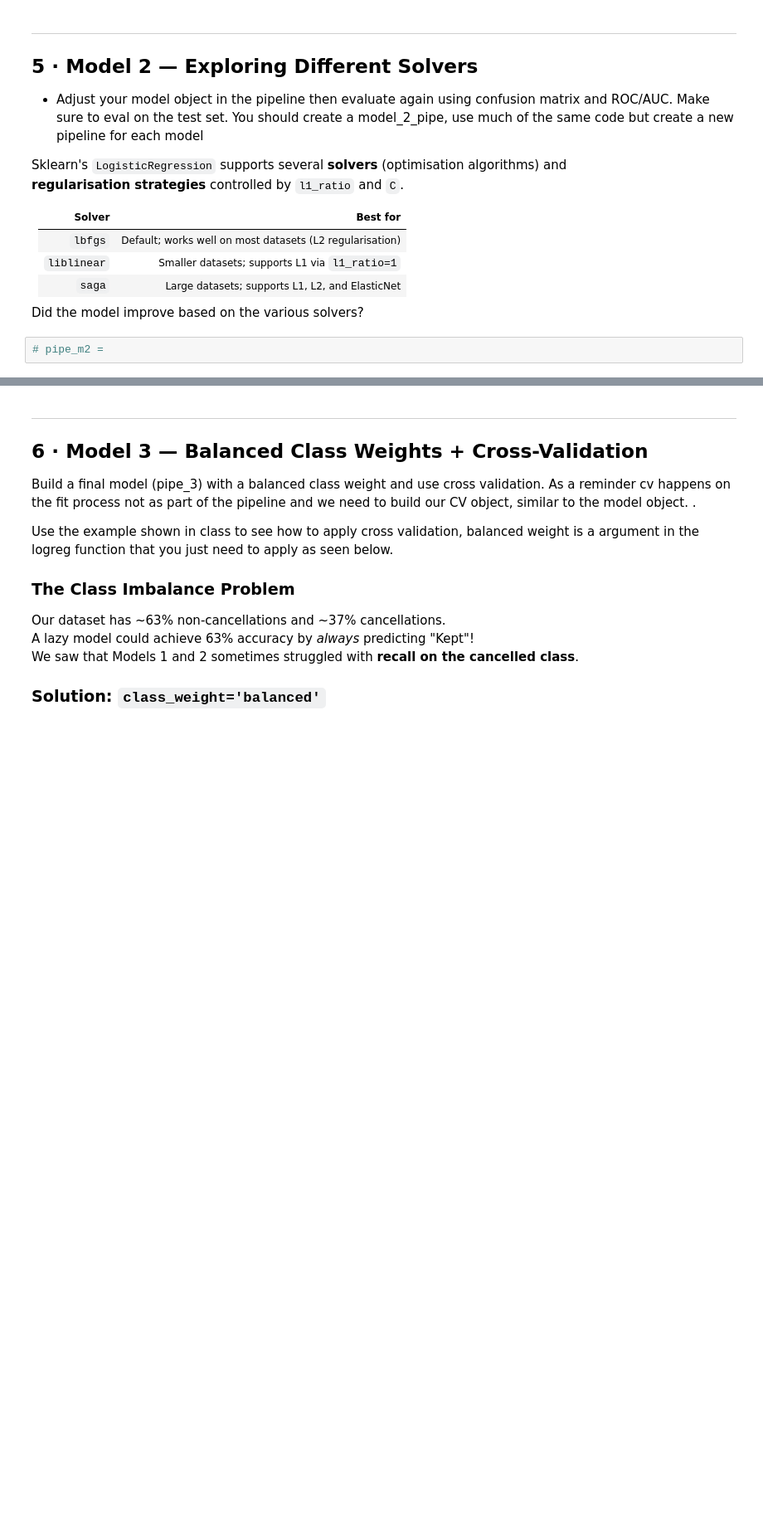
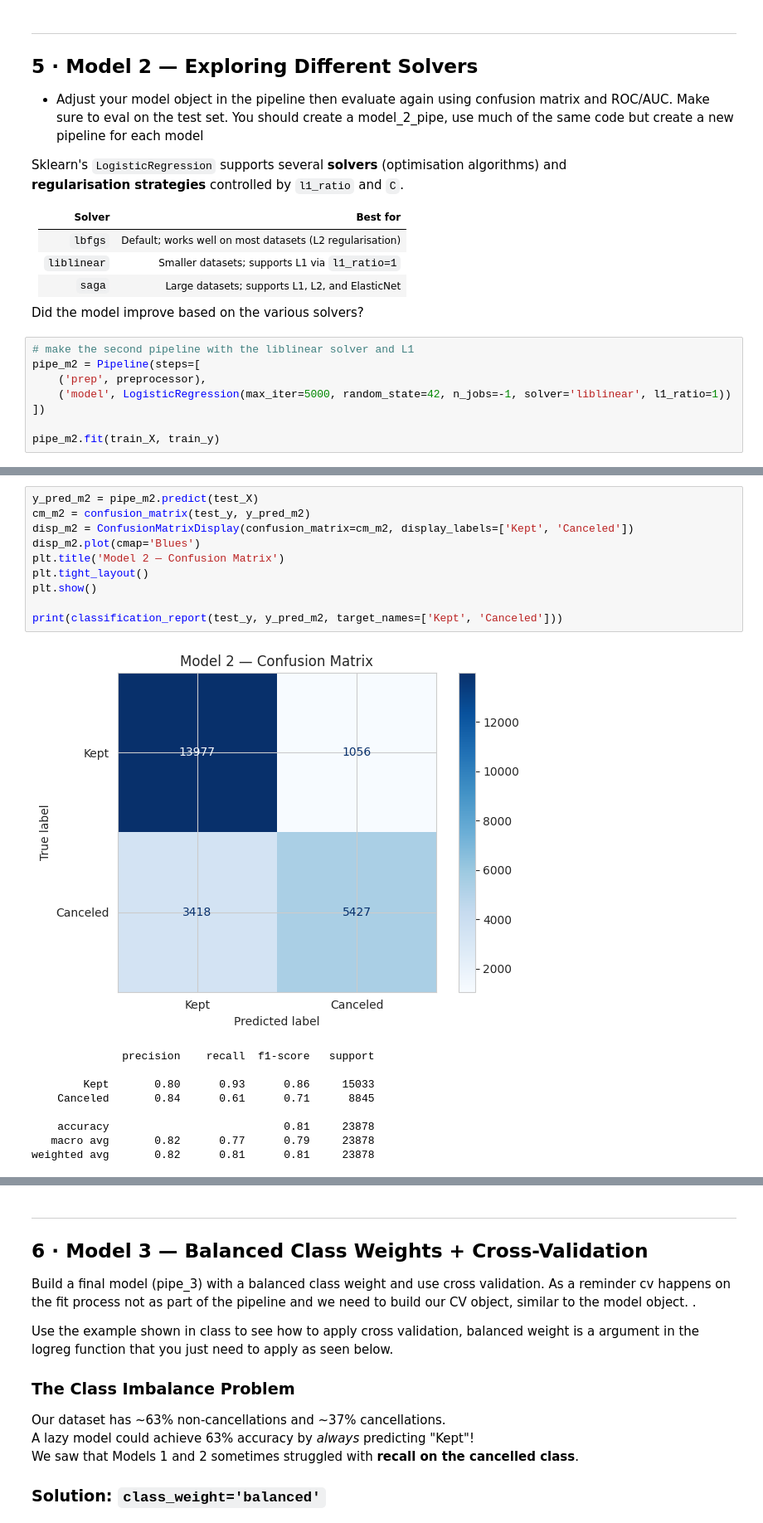
Before and after one commit to maya-clifford/logistic-regression, a Jupyter notebook: hotel_cancellation_lab.ipynb, the cells around one changed output, grey strips where cells are left out. Shown at 83% size. Saved outputs shown, nothing was run; the diff lists cells and outputs as text; blank space fills up the shorter version.

```diff
--- a/hotel_cancellation_lab.ipynb
+++ b/hotel_cancellation_lab.ipynb
@@ -304,4 +304,10 @@ Sklearn's `LogisticRegression` supports several **solvers** (optimisation algori
 
 Did the model improve based on the various solvers?
 # %%
-# pipe_m2 =
+# make the second pipeline with the liblinear solver and L1
+pipe_m2 = Pipeline(steps=[
+    ('prep', preprocessor),
+    ('model', LogisticRegression(max_iter=5000, random_state=42, n_jobs=-1, solver='liblinear', l1_ratio=1))
+])
+
+pipe_m2.fit(train_X, train_y)
@@ -307,0 +332,20 @@ Did the model improve based on the various solvers?
+# %%
+y_pred_m2 = pipe_m2.predict(test_X)
+cm_m2 = confusion_matrix(test_y, y_pred_m2)
+disp_m2 = ConfusionMatrixDisplay(confusion_matrix=cm_m2, display_labels=['Kept', 'Canceled'])
+disp_m2.plot(cmap='Blues')
+plt.title('Model 2 — Confusion Matrix')
+plt.tight_layout()
+plt.show()
+
+print(classification_report(test_y, y_pred_m2, target_names=['Kept', 'Canceled']))
+# %% [output]
+[figure, added]
+              precision    recall  f1-score   support
+
+        Kept       0.80      0.93      0.86     15033
+    Canceled       0.84      0.61      0.71      8845
+
+    accuracy                           0.81     23878
+   macro avg       0.82      0.77      0.79     23878
+weighted avg       0.82      0.81      0.81     23878
```
Also changed, not shown: parts of 20 cells of this notebook.
